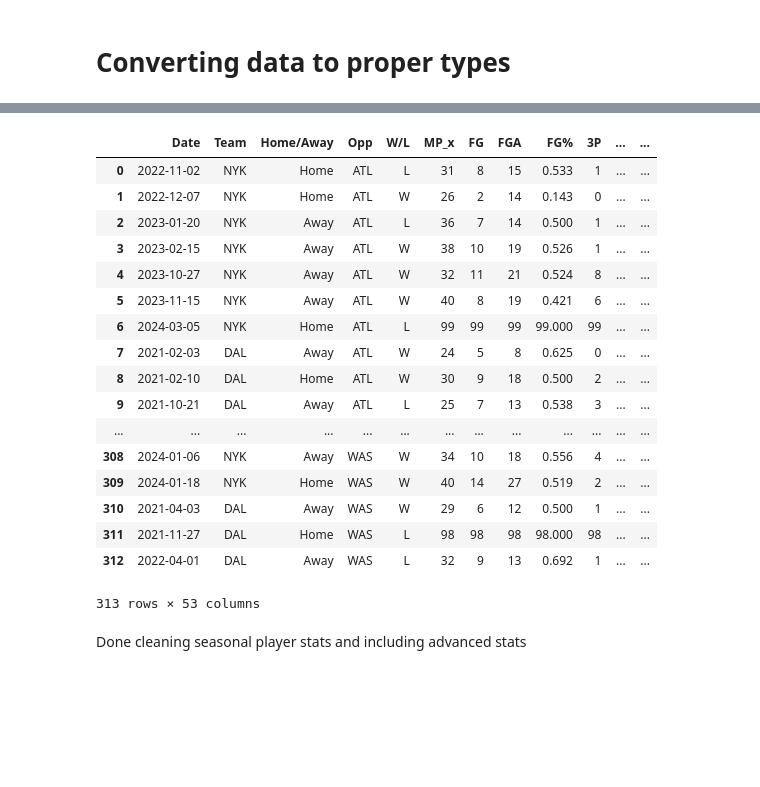
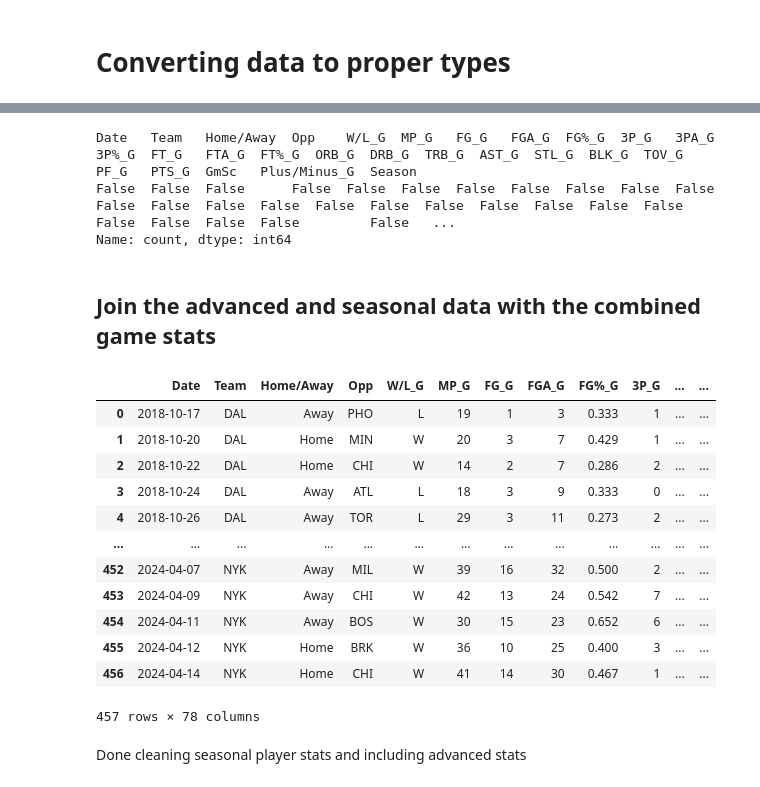
Before and after one commit to sabrinasayed99/Ph4_NBA_Player_Performance, a Jupyter notebook: brunson_data.ipynb, the cells around one changed output, grey strips where cells are left out. Cells and saved outputs as stored; diff of their text form; code cells hidden in the pictures; blank space fills up the shorter version.

Commit message:
new target (MVP), rescraped/cleaned data,

```diff
--- a/brunson_data.ipynb
+++ b/brunson_data.ipynb
@@ -863,0 +1020,3 @@ adv_stats
+# %%
+adv_stats.rename(columns={'MP': 'Ttl_MP_Sn'}, inplace=True)
+adv_stats
@@ -863,0 +1034,3 @@ adv_stats
+# %%
+adv_seasonal_data = pd.merge(adv_stats, seasonal_data, on=['Season', 'Team'], how='outer')
+adv_seasonal_data
@@ -863,0 +1072,3 @@ adv_stats
+# %%
+# Fill missing values in FG%_G with 0
+combined_stats_df['FG%_G'].fillna(0, inplace=True)
@@ -864,25 +1102,30 @@ adv_stats
+# %%
+# Drop Naan values from Season column
+combined_stats_df = combined_stats_df.dropna(subset=['Season'])
+combined_stats_df.isna().value_counts()
+# %% [output]
+Date   Team   Home/Away  Opp    W/L_G  MP_G   FG_G   FGA_G  FG%_G  3P_G   3PA_G  3P%_G  FT_G   FTA_G  FT%_G  ORB_G  DRB_G  TRB_G  AST_G  STL_G  BLK_G  TOV_G  PF_G   PTS_G  GmSc   Plus/Minus_G  Season
+False  False  False      False  False  False  False  False  False  False  False  False  False  False  False  False  False  False  False  False  False  False  False  False  False  False         False   ...
+Name: count, dtype: int64
+# %% [markdown]
+## Join the advanced and seasonal data with the combined game stats
 # %%
-combined_stats_df = pd.merge(combined_stats_df, adv_stats, on=['Season', 'Team'], how='inner')
+combined_stats_df = pd.merge(combined_stats_df, adv_seasonal_data, on=['Season', 'Team'], how='outer')
 combined_stats_df
 # %% [output]
-|  | Date | Team | Home/Away | Opp | W/L | MP_x | FG | FGA | FG% | 3P | ... | ... |
-| 0 | 2022-11-02 | NYK | Home | ATL | L | 31 | 8 | 15 | 0.533 | 1 | ... | ... |
-| 1 | 2022-12-07 | NYK | Home | ATL | W | 26 | 2 | 14 | 0.143 | 0 | ... | ... |
-| 2 | 2023-01-20 | NYK | Away | ATL | L | 36 | 7 | 14 | 0.500 | 1 | ... | ... |
-| 3 | 2023-02-15 | NYK | Away | ATL | W | 38 | 10 | 19 | 0.526 | 1 | ... | ... |
-| 4 | 2023-10-27 | NYK | Away | ATL | W | 32 | 11 | 21 | 0.524 | 8 | ... | ... |
-| 5 | 2023-11-15 | NYK | Away | ATL | W | 40 | 8 | 19 | 0.421 | 6 | ... | ... |
-| 6 | 2024-03-05 | NYK | Home | ATL | L | 99 | 99 | 99 | 99.000 | 99 | ... | ... |
-| 7 | 2021-02-03 | DAL | Away | ATL | W | 24 | 5 | 8 | 0.625 | 0 | ... | ... |
-| 8 | 2021-02-10 | DAL | Home | ATL | W | 30 | 9 | 18 | 0.500 | 2 | ... | ... |
-| 9 | 2021-10-21 | DAL | Away | ATL | L | 25 | 7 | 13 | 0.538 | 3 | ... | ... |
+|  | Date | Team | Home/Away | Opp | W/L_G | MP_G | FG_G | FGA_G | FG%_G | 3P_G | ... | ... |
+| 0 | 2018-10-17 | DAL | Away | PHO | L | 19 | 1 | 3 | 0.333 | 1 | ... | ... |
+| 1 | 2018-10-20 | DAL | Home | MIN | W | 20 | 3 | 7 | 0.429 | 1 | ... | ... |
+| 2 | 2018-10-22 | DAL | Home | CHI | W | 14 | 2 | 7 | 0.286 | 2 | ... | ... |
+| 3 | 2018-10-24 | DAL | Away | ATL | L | 18 | 3 | 9 | 0.333 | 0 | ... | ... |
+| 4 | 2018-10-26 | DAL | Away | TOR | L | 29 | 3 | 11 | 0.273 | 2 | ... | ... |
 | ... | ... | ... | ... | ... | ... | ... | ... | ... | ... | ... | ... | ... |
-| 308 | 2024-01-06 | NYK | Away | WAS | W | 34 | 10 | 18 | 0.556 | 4 | ... | ... |
-| 309 | 2024-01-18 | NYK | Home | WAS | W | 40 | 14 | 27 | 0.519 | 2 | ... | ... |
-| 310 | 2021-04-03 | DAL | Away | WAS | W | 29 | 6 | 12 | 0.500 | 1 | ... | ... |
-| 311 | 2021-11-27 | DAL | Home | WAS | L | 98 | 98 | 98 | 98.000 | 98 | ... | ... |
-| 312 | 2022-04-01 | DAL | Away | WAS | L | 32 | 9 | 13 | 0.692 | 1 | ... | ... |
+| 452 | 2024-04-07 | NYK | Away | MIL | W | 39 | 16 | 32 | 0.500 | 2 | ... | ... |
+| 453 | 2024-04-09 | NYK | Away | CHI | W | 42 | 13 | 24 | 0.542 | 7 | ... | ... |
+| 454 | 2024-04-11 | NYK | Away | BOS | W | 30 | 15 | 23 | 0.652 | 6 | ... | ... |
+| 455 | 2024-04-12 | NYK | Home | BRK | W | 36 | 10 | 25 | 0.400 | 3 | ... | ... |
+| 456 | 2024-04-14 | NYK | Home | CHI | W | 41 | 14 | 30 | 0.467 | 1 | ... | ... |
-313 rows × 53 columns
+457 rows × 78 columns
 # %% [markdown]
 Done cleaning seasonal player stats and including advanced stats
 # %%
```
Also changed, not shown: parts of 108 cells of this notebook, 5 other files.
